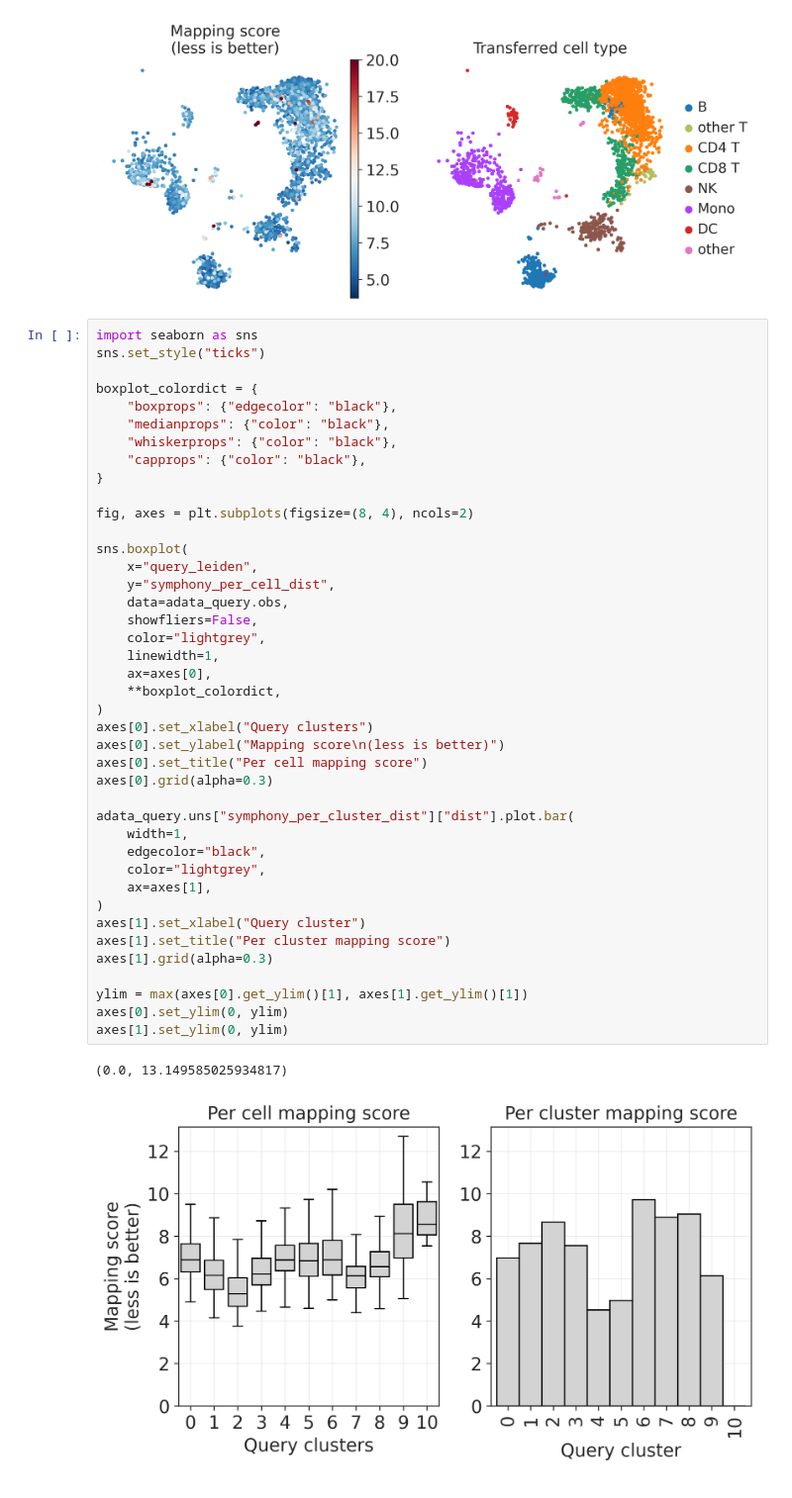
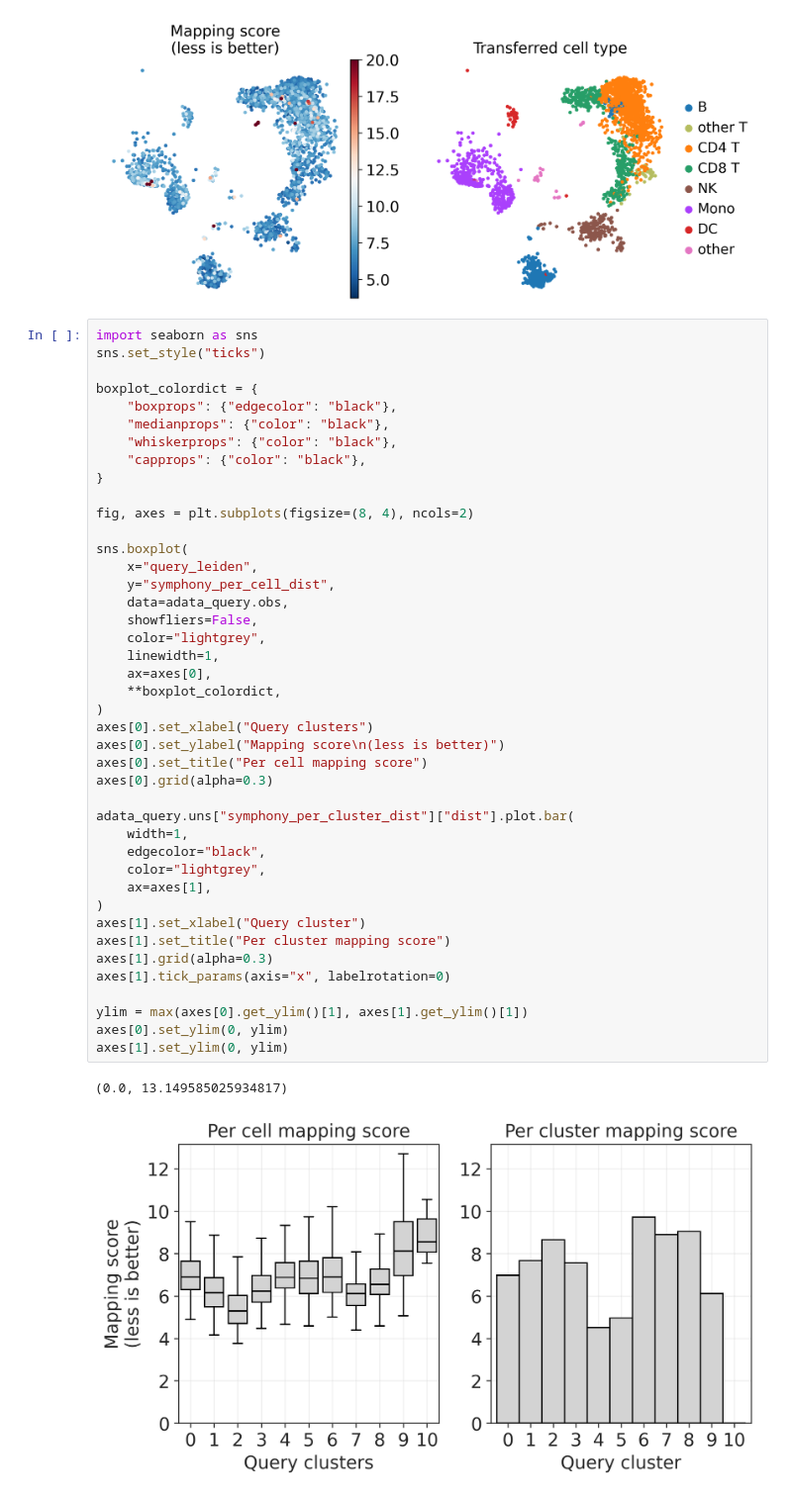
Before and after one commit to potulabe/symphonypy, a Jupyter notebook: notebooks/Symphonypy_simple_tutorial.ipynb, the cells around one changed output. Shown at 99% size. Saved outputs shown, nothing was run; the diff lists cells and outputs as text.

```diff
--- a/notebooks/Symphonypy_simple_tutorial.ipynb
+++ b/notebooks/Symphonypy_simple_tutorial.ipynb
@@ -251,31 +251,32 @@ fig, axes = plt.subplots(figsize=(8, 4), ncols=2)
 sns.boxplot(
     x="query_leiden",
     y="symphony_per_cell_dist",
     data=adata_query.obs,
     showfliers=False,
     color="lightgrey",
     linewidth=1,
     ax=axes[0],
     **boxplot_colordict,
 )
 axes[0].set_xlabel("Query clusters")
 axes[0].set_ylabel("Mapping score\n(less is better)")
 axes[0].set_title("Per cell mapping score")
 axes[0].grid(alpha=0.3)
 
 adata_query.uns["symphony_per_cluster_dist"]["dist"].plot.bar(
     width=1,
     edgecolor="black",
     color="lightgrey",
     ax=axes[1],
 )
 axes[1].set_xlabel("Query cluster")
 axes[1].set_title("Per cluster mapping score")
 axes[1].grid(alpha=0.3)
+axes[1].tick_params(axis="x", labelrotation=0)
 
 ylim = max(axes[0].get_ylim()[1], axes[1].get_ylim()[1])
 axes[0].set_ylim(0, ylim)
 axes[1].set_ylim(0, ylim)
 # %% [output]
 (0.0, 13.149585025934817)
-[figure, old version]
+[figure, new version]
```
Also changed, not shown: parts of 1 cell of this notebook.
